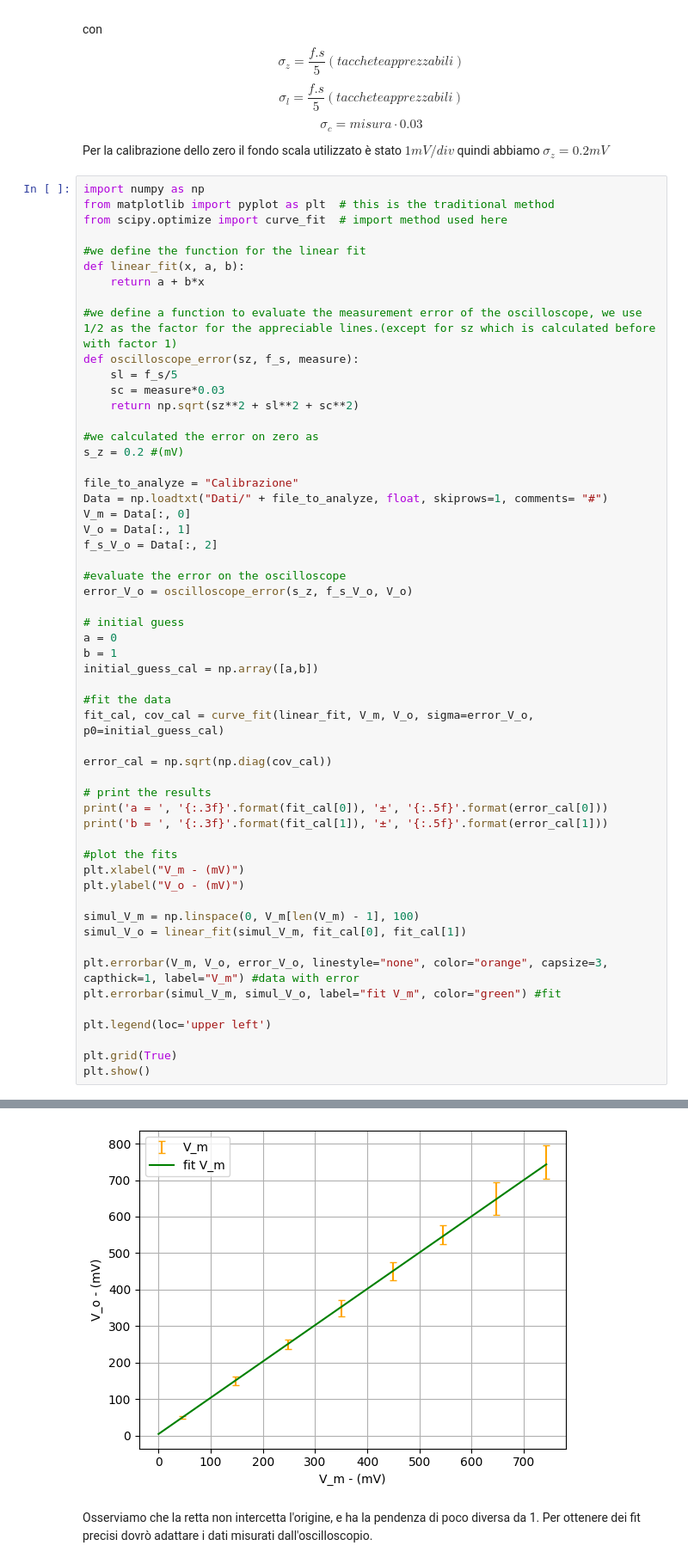
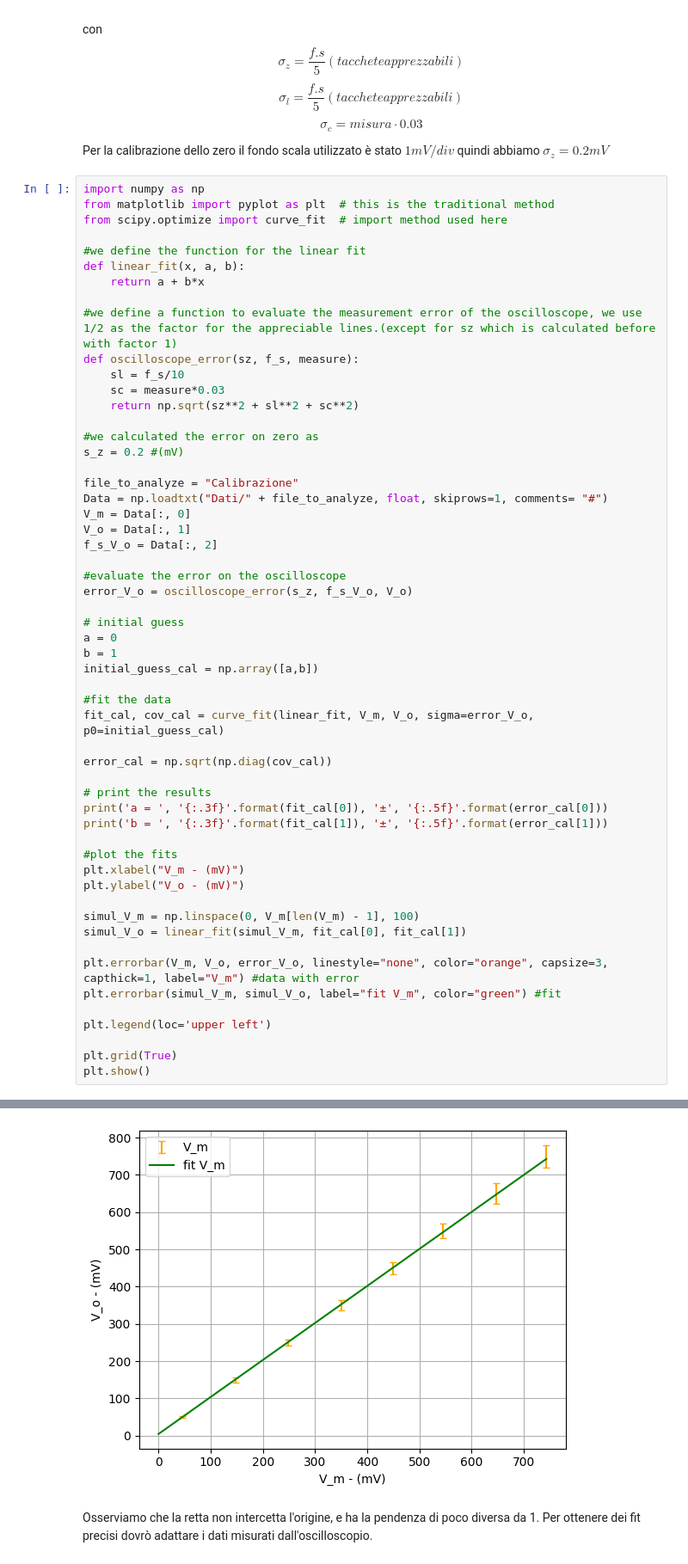
Before and after one commit to Filippo3001/Physics, a Jupyter notebook: notebook/Lab/Esperimento 1/Esperimento 1 Lab.ipynb, the cells around one changed output, grey strips where cells are left out. Shown at 86% size. Cells and saved outputs as stored; diff of their text form.

```diff
--- a/notebook/Lab/Esperimento 1/Esperimento 1 Lab.ipynb
+++ b/notebook/Lab/Esperimento 1/Esperimento 1 Lab.ipynb
@@ -39,7 +39,7 @@ def linear_fit(x, a, b):
 
 #we define a function to evaluate the measurement error of the oscilloscope, we use 1/2 as the factor for the appreciable lines.(except for sz which is calculated before with factor 1)
 def oscilloscope_error(sz, f_s, measure):
-    sl = f_s/5
+    sl = f_s/10
     sc = measure*0.03
     return np.sqrt(sz**2 + sl**2 + sc**2)
 
@@ -89,4 +89,4 @@ b =  0.994 ± 0.00371
-[figure, old version]
+[figure, new version]
 # %% [markdown]
 Osserviamo che la retta non intercetta l'origine, e ha la pendenza di poco diversa da 1. Per ottenere dei fit precisi dovrò adattare i dati misurati dall'oscilloscopio.
 # %% [markdown]
```
Also changed, not shown: parts of 10 cells of this notebook.
